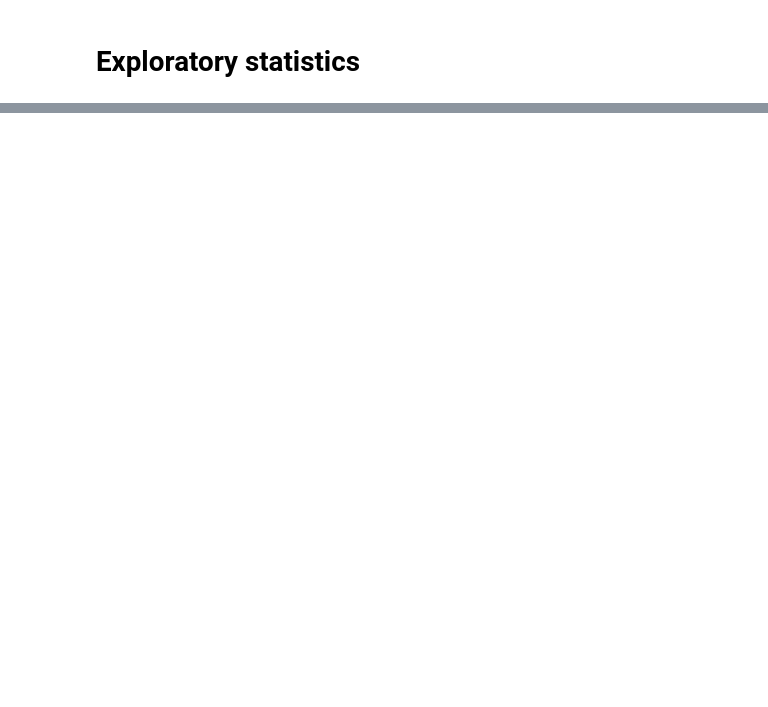
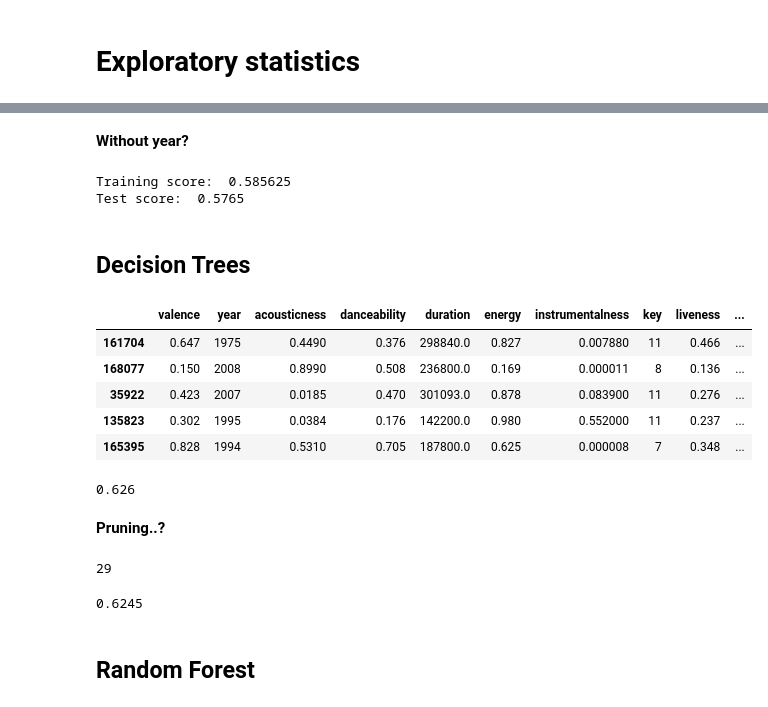
Before and after one commit to A-Stangeland/spotifyMLProject, a Jupyter notebook: Projet version Python.ipynb, the cells around one changed output, grey strips where cells are left out. Drawn from its saved outputs; the diff is of its cells as text; code cells hidden in the pictures; blank space fills up the shorter version.

Commit message:
Update Projet version Python.ipynb
+ Classification Models

```diff
--- a/Projet version Python.ipynb
+++ b/Projet version Python.ipynb
@@ -65,0 +233,62 @@ ax.set_ylabel('Acousticness')
+# %% [markdown]
+**Without year?**
+# %%
+features = songs[["valence", "acousticness", "danceability", "duration", "energy", "instrumentalness", "key", "liveness", "loudness", "mode", "speechiness", "tempo"]]
+pop_class = songs[["pop.class"]]
+train_features, test_features, train_labels, test_labels = train_test_split(features, pop_class, test_size=0.2)
+
+#print("train_features: ",train_features.shape)
+#print("test_features: ",test_features.shape)
+#print("train_labels: ",train_labels.shape)
+#print("test_labels: ",test_labels.shape)
+
+#Scaling
+scaler = StandardScaler()
+train_features = scaler.fit_transform(train_features)
+test_features = scaler.fit_transform(test_features)
+
+model = LogisticRegression()
+model.fit(train_features, train_labels) #Train
+training_score = model.score(train_features, train_labels)
+test_score = model.score(test_features, test_labels)
+
+print('Training score: ', training_score)
+print('Test score: ', test_score)
+# %% [output]
+Training score:  0.585625
+Test score:  0.5765
+# %% [markdown]
+## Decision Trees
+# %%
+songs.head()
+# %% [output]
+|  | valence | year | acousticness | danceability | duration | energy | instrumentalness | key | liveness | ... |
+| 161704 | 0.647 | 1975 | 0.4490 | 0.376 | 298840.0 | 0.827 | 0.007880 | 11 | 0.466 | ... |
+| 168077 | 0.150 | 2008 | 0.8990 | 0.508 | 236800.0 | 0.169 | 0.000011 | 8 | 0.136 | ... |
+| 35922 | 0.423 | 2007 | 0.0185 | 0.470 | 301093.0 | 0.878 | 0.083900 | 11 | 0.276 | ... |
+| 135823 | 0.302 | 1995 | 0.0384 | 0.176 | 142200.0 | 0.980 | 0.552000 | 11 | 0.237 | ... |
+| 165395 | 0.828 | 1994 | 0.5310 | 0.705 | 187800.0 | 0.625 | 0.000008 | 7 | 0.348 | ... |
+# %%
+features = songs[["valence", "acousticness", "year", "danceability", "duration", "energy", "instrumentalness", "key", "liveness", "loudness", "mode", "speechiness", "tempo"]]
+pop_class = songs[["pop.class"]]
+
+train_features, test_features, train_labels, test_labels = train_test_split(features, pop_class, test_size=0.2)
+classifier = DecisionTreeClassifier()
+classifier.fit(train_features, train_labels)
+print(classifier.score(test_features, test_labels))
+# %% [output]
+0.626
+# %% [markdown]
+**Pruning..?**
+# %%
+print(classifier.tree_.max_depth)
+# %% [output]
+29
+# %%
+classifier = DecisionTreeClassifier(random_state=0, max_depth=28)
+classifier.fit(train_features, train_labels)
+print(classifier.score(test_features, test_labels))
+# %% [output]
+0.6245
+# %% [markdown]
+## Random Forest
```
Also changed, not shown: parts of 22 cells of this notebook.
